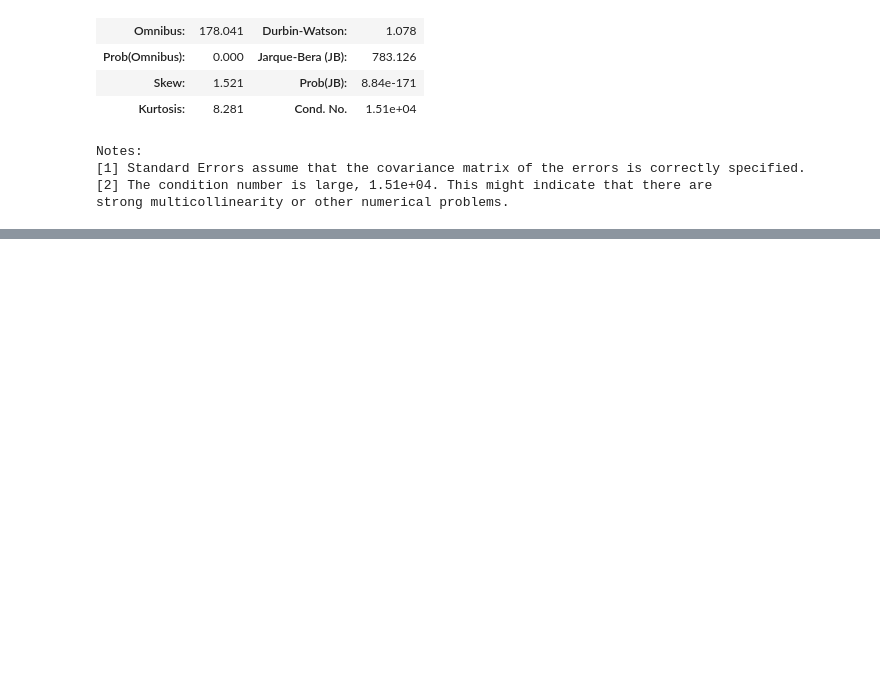
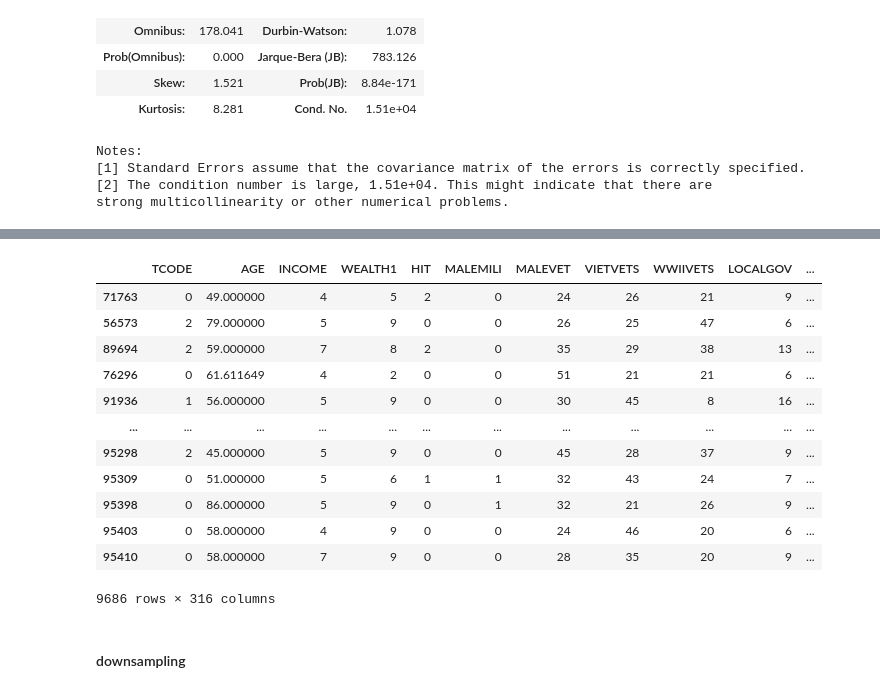
Before and after one commit to powerflo-data/Iron-Oliver, a Jupyter notebook: Python/7.06_Feature_Selection_extended-with_p-values.ipynb, the cells around one changed output, grey strips where cells are left out. Saved outputs shown, nothing was run; the diff lists cells and outputs as text; code cells hidden in the pictures; blank space fills up the shorter version.

```diff
--- a/Python/7.06_Feature_Selection_extended-with_p-values.ipynb
+++ b/Python/7.06_Feature_Selection_extended-with_p-values.ipynb
@@ -82,0 +256,18 @@ strong multicollinearity or other numerical problems.
+# %%
+data = pd.concat([category_0, category_1], axis=0)
+# %%
+data
+# %% [output]
+|  | TCODE | AGE | INCOME | WEALTH1 | HIT | MALEMILI | MALEVET | VIETVETS | WWIIVETS | LOCALGOV | ... |
+| 71763 | 0 | 49.000000 | 4 | 5 | 2 | 0 | 24 | 26 | 21 | 9 | ... |
+| 56573 | 2 | 79.000000 | 5 | 9 | 0 | 0 | 26 | 25 | 47 | 6 | ... |
+| 89694 | 2 | 59.000000 | 7 | 8 | 2 | 0 | 35 | 29 | 38 | 13 | ... |
+| 76296 | 0 | 61.611649 | 4 | 2 | 0 | 0 | 51 | 21 | 21 | 6 | ... |
+| 91936 | 1 | 56.000000 | 5 | 9 | 0 | 0 | 30 | 45 | 8 | 16 | ... |
+| ... | ... | ... | ... | ... | ... | ... | ... | ... | ... | ... | ... |
+| 95298 | 2 | 45.000000 | 5 | 9 | 0 | 0 | 45 | 28 | 37 | 9 | ... |
+| 95309 | 0 | 51.000000 | 5 | 6 | 1 | 1 | 32 | 43 | 24 | 7 | ... |
+| 95398 | 0 | 86.000000 | 5 | 9 | 0 | 1 | 32 | 21 | 26 | 9 | ... |
+| 95403 | 0 | 58.000000 | 4 | 9 | 0 | 0 | 24 | 46 | 20 | 6 | ... |
+| 95410 | 0 | 58.000000 | 7 | 9 | 0 | 0 | 28 | 35 | 20 | 9 | ... |
+9686 rows × 316 columns
@@ -82,0 +276,2 @@ strong multicollinearity or other numerical problems.
+# %% [markdown]
+#### downsampling
```
Also changed, not shown: parts of 24 cells of this notebook.
